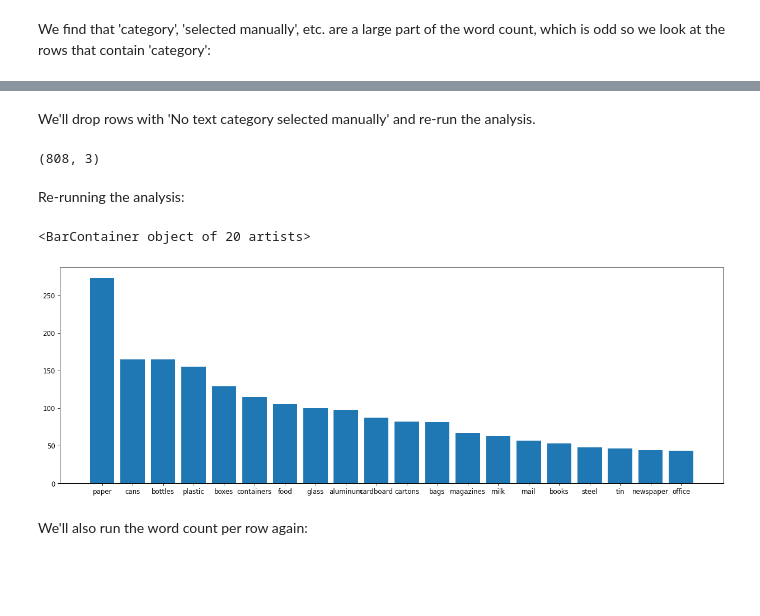
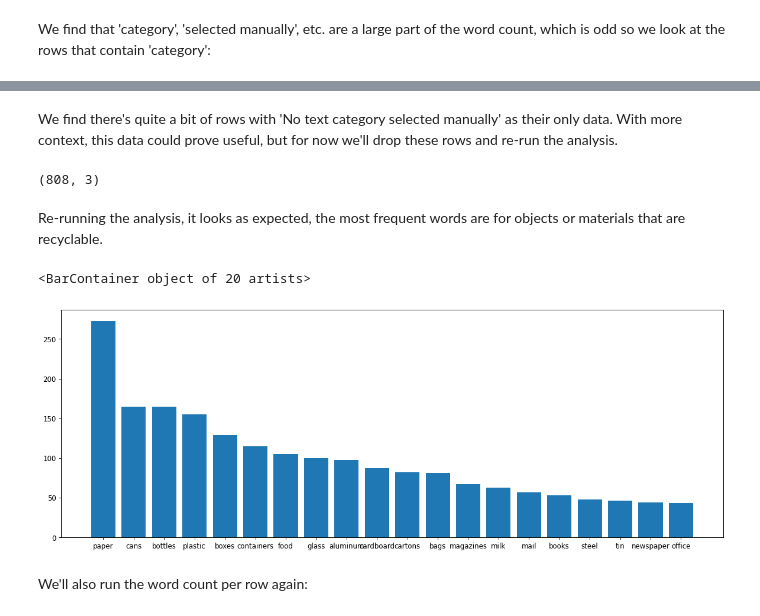
Before and after one commit to nicolascarva/Recycling-Partnership-Takehome, a Jupyter notebook: takehome.ipynb, the cells around one changed output, grey strips where cells are left out. Saved outputs shown, nothing was run; the diff lists cells and outputs as text; code cells hidden in the pictures; blank space fills up the shorter version.

```diff
--- a/takehome.ipynb
+++ b/takehome.ipynb
@@ -80,7 +128,8 @@ nlp = spacy.load("en_core_web_sm")
 # %% [markdown]
 First we'll import the csv data and take a look at it.
 # %%
-df = pd.read_csv('../data/takehome.csv', index_col='id')
+df = pd.read_csv('./data/takehome.csv', index_col='id')
+pd.set_option('display.max_colwidth', 32)
 df.head()
 # %% [output]
 |  | text | added_datetime | yes_no | image_coordinates | image_url | original_id | page_number | ... |
@@ -191,27 +252,27 @@ We find that 'category', 'selected manually', etc. are a large part of the word
  (300371, 'No text category selected manually'),
  (300372, 'No text category selected manually')]
 # %% [markdown]
-We'll drop rows with 'No text category selected manually' and re-run the analysis.
+We find there's quite a bit of rows with 'No text category selected manually' as their only data. With more context, this data could prove useful, but for now we'll drop these rows and re-run the analysis.
 # %%
 df = df[df['text'] != 'No text category selected manually']
 df.shape
 # %% [output]
 (808, 3)
-# %% [markdown]
-Re-running the analysis:
+# %% [markdown]
+Re-running the analysis, it looks as expected, the most frequent words are for objects or materials that are recyclable.
 # %%
 cv = CountVectorizer(stop_words='english')
 cv_matrix = cv.fit_transform(df['text'])
 # create document term matrix
 df_dtm = pd.DataFrame(cv_matrix.toarray(), columns=cv.get_feature_names_out())
 #Word count
 word_count = pd.DataFrame(index=cv.get_feature_names_out(), data=[df_dtm[feature].sum() for feature in cv.get_feature_names_out()],
              columns=['count']).sort_values(by=['count'], axis=0, ascending=False)
-plt.figure(figsize=(18, 6), dpi=85)
+plt.figure(figsize=(17, 6), dpi=85)
 plt.bar(word_count[:20].index, word_count['count'][:20])
 # %% [output]
 <BarContainer object of 20 artists>
-[figure, old version]
+[figure, new version]
 # %% [markdown]
 We'll also run the word count per row again:
 # %%
```
Also changed, not shown: parts of 28 cells of this notebook, 1 other file.
